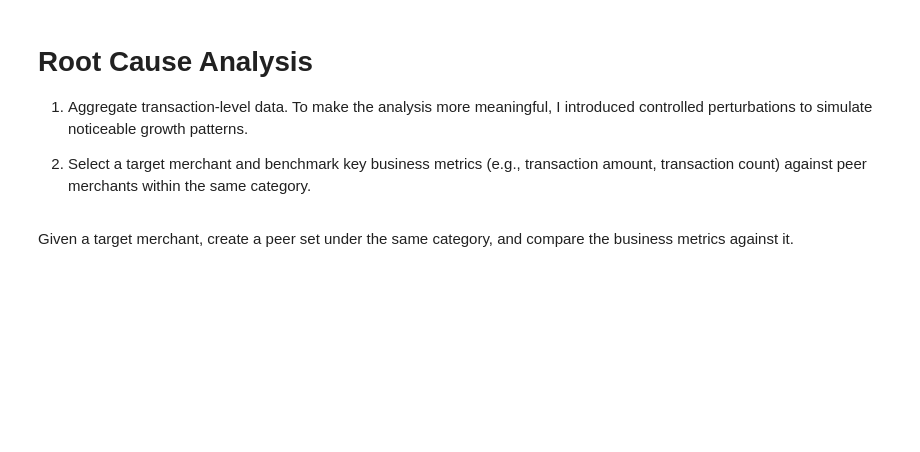
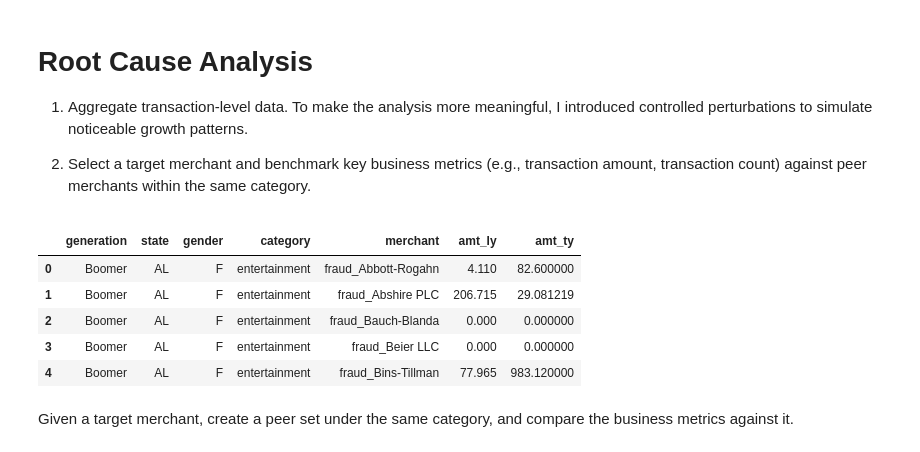
Before and after one commit to Yanxin-Ye/competency-intelligence, a Jupyter notebook: src/rca/run_rca.ipynb, the cells around one changed output. Saved outputs shown, nothing was run; the diff lists cells and outputs as text; code cells hidden in the pictures; blank space fills up the shorter version.

```diff
--- a/src/rca/run_rca.ipynb
+++ b/src/rca/run_rca.ipynb
@@ -15,4 +19,13 @@ from config import DIMENSION_COLS
 df_comparison = etl.load_data()
+# %%
+df_comparison.head()
+# %% [output]
+|  | generation | state | gender | category | merchant | amt_ly | amt_ty |
+| 0 | Boomer | AL | F | entertainment | fraud_Abbott-Rogahn | 4.110 | 82.600000 |
+| 1 | Boomer | AL | F | entertainment | fraud_Abshire PLC | 206.715 | 29.081219 |
+| 2 | Boomer | AL | F | entertainment | fraud_Bauch-Blanda | 0.000 | 0.000000 |
+| 3 | Boomer | AL | F | entertainment | fraud_Beier LLC | 0.000 | 0.000000 |
+| 4 | Boomer | AL | F | entertainment | fraud_Bins-Tillman | 77.965 | 983.120000 |
 # %% [markdown]
 Given a target merchant, create a peer set under the same category, and compare the business metrics against it.
 # %%
```
Also changed, not shown: parts of 6 cells of this notebook, 2 other files.
